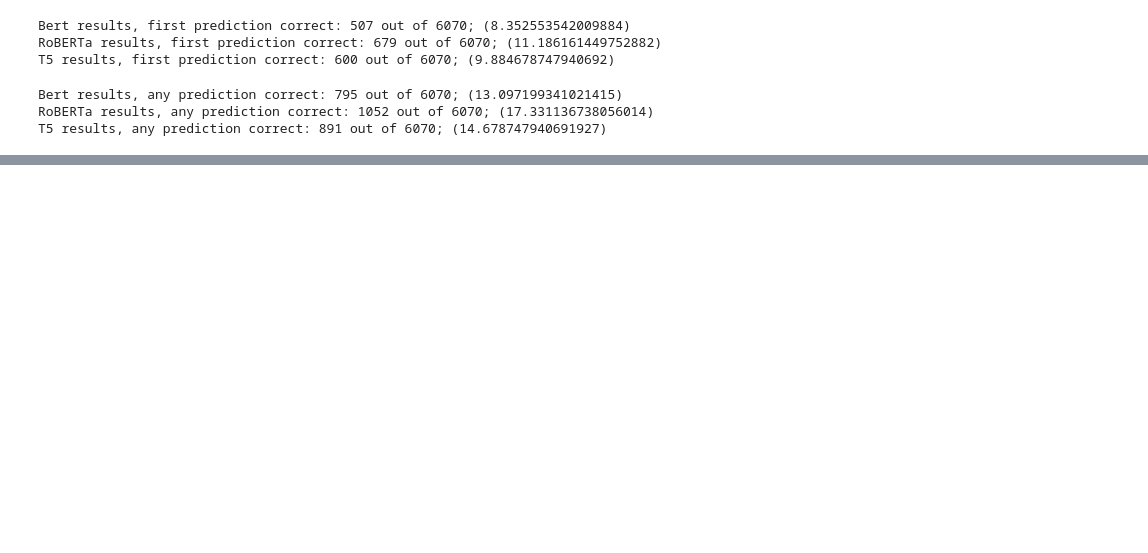
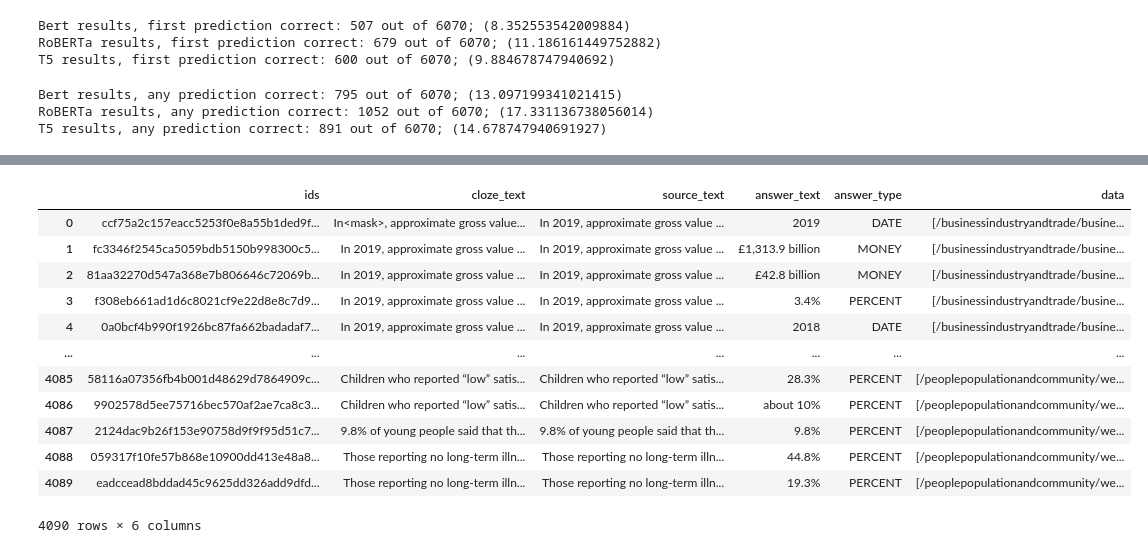
Before and after one commit to pafitis/thesis, a Jupyter notebook: check_results_25aug.ipynb, the cells around one changed output, grey strips where cells are left out. Cells and saved outputs as stored; diff of their text form; code cells hidden in the pictures; blank space fills up the shorter version.

```diff
--- a/check_results_25aug.ipynb
+++ b/check_results_25aug.ipynb
@@ -118,0 +107,2 @@ T5 results, any prediction correct: 891 out of 6070; (14.678747940691927)
+# %%
+clozes_df = pd.read_json('pickles/clozes_with_false_20210825.json')
@@ -118,0 +169,16 @@ T5 results, any prediction correct: 891 out of 6070; (14.678747940691927)
+# %%
+clozes_df
+# %% [output]
+|  | ids | cloze_text | source_text | answer_text | answer_type | data |
+| 0 | ccf75a2c157eacc5253f0e8a55b1ded9f... | In<mask>, approximate gross value... | In 2019, approximate gross value ... | 2019 | DATE | [/businessindustryandtrade/busine... |
+| 1 | fc3346f2545ca5059bdb5150b998300c5... | In 2019, approximate gross value ... | In 2019, approximate gross value ... | £1,313.9 billion | MONEY | [/businessindustryandtrade/busine... |
+| 2 | 81aa32270d547a368e7b806646c72069b... | In 2019, approximate gross value ... | In 2019, approximate gross value ... | £42.8 billion | MONEY | [/businessindustryandtrade/busine... |
+| 3 | f308eb661ad1d6c8021cf9e22d8e8c7d9... | In 2019, approximate gross value ... | In 2019, approximate gross value ... | 3.4% | PERCENT | [/businessindustryandtrade/busine... |
+| 4 | 0a0bcf4b990f1926bc87fa662badadaf7... | In 2019, approximate gross value ... | In 2019, approximate gross value ... | 2018 | DATE | [/businessindustryandtrade/busine... |
+| ... | ... | ... | ... | ... | ... | ... |
+| 4085 | 58116a07356fb4b001d48629d7864909c... | Children who reported “low” satis... | Children who reported “low” satis... | 28.3% | PERCENT | [/peoplepopulationandcommunity/we... |
+| 4086 | 9902578d5ee75716bec570af2ae7ca8c3... | Children who reported “low” satis... | Children who reported “low” satis... | about 10% | PERCENT | [/peoplepopulationandcommunity/we... |
+| 4087 | 2124dac9b26f153e90758d9f9f95d51c7... | 9.8% of young people said that th... | 9.8% of young people said that th... | 9.8% | PERCENT | [/peoplepopulationandcommunity/we... |
+| 4088 | 059317f10fe57b868e10900dd413e48a8... | Those reporting no long-term illn... | Those reporting no long-term illn... | 44.8% | PERCENT | [/peoplepopulationandcommunity/we... |
+| 4089 | eadccead8bddad45c9625dd326add9dfd... | Those reporting no long-term illn... | Those reporting no long-term illn... | 19.3% | PERCENT | [/peoplepopulationandcommunity/we... |
+4090 rows × 6 columns
```
Also changed, not shown: parts of 19 cells of this notebook, 9 other files.
